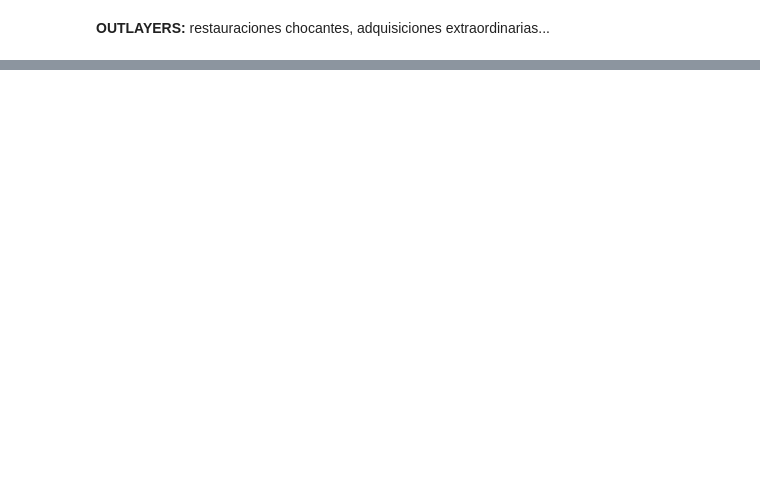
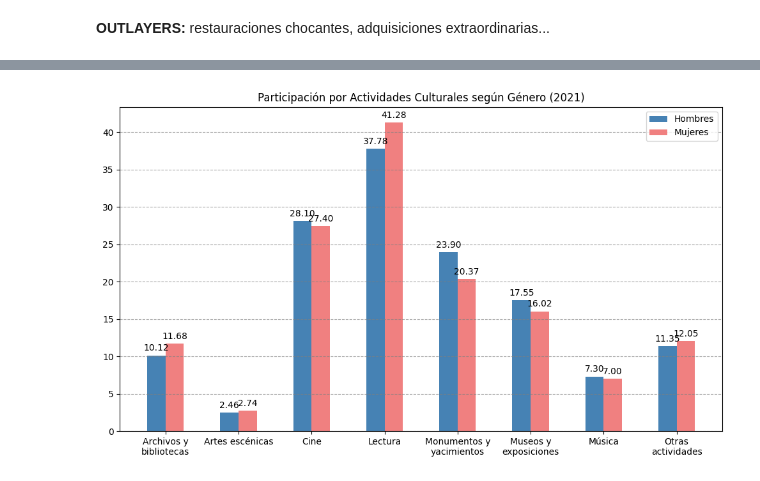
Before and after one commit to pgf3712/EDA_Madrid_Museums, a Jupyter notebook: 3-EDA_DESAROLLO.ipynb, the cells around one changed output, grey strips where cells are left out. Drawn from its saved outputs; the diff is of its cells as text; code cells hidden in the pictures; blank space fills up the shorter version.

```diff
--- a/3-EDA_DESAROLLO.ipynb
+++ b/3-EDA_DESAROLLO.ipynb
@@ -1109,0 +1246,52 @@ visitantes_winners
+# %%
+# Usar los datos del DataFrame
+grupo_actividades = datos_museos_2021.index
+hombres = datos_museos_2021['Hombres_2021']
+mujeres = datos_museos_2021['Mujeres_2021']
+
+# Definir la posición de las barras
+x = np.arange(len(grupo_actividades))  # el rango de las actividades
+width = 0.25  # Ajustar el ancho de las barras para hacerlas más finas
+
+# Crear el gráfico de barras
+fig, ax = plt.subplots(figsize=(10, 6))
+
+# Barras para hombres y mujeres ajustadas para que no se superpongan
+rects1 = ax.bar(x - width/2, hombres, width, label='Hombres', color='steelblue')
+rects2 = ax.bar(x + width/2, mujeres, width, label='Mujeres', color='lightcoral')
+
+# Añadir etiquetas
+ax.set_title('Participación por Actividades Culturales según Género (2021)')
+ax.set_xticks(x)
+
+# Ajustar las etiquetas para que se ajusten en varias líneas si es necesario
+wrapped_labels = [textwrap.fill(label, 15) for label in grupo_actividades]  # 15 es el ancho máximo de caracteres por línea
+ax.set_xticklabels(wrapped_labels)
+
+ax.legend()
+
+# Añadir las etiquetas de valor sobre cada barra
+def autolabel(rects):
+    """Añadir etiquetas encima de las barras."""
+    for rect in rects:
+        height = rect.get_height()
+        ax.annotate(f'{height:.2f}',  # Formato con dos decimales
+                    xy=(rect.get_x() + rect.get_width() / 2, height),
+                    xytext=(0, 3),  # Desplazamiento en píxeles
+                    textcoords="offset points",
+                    ha='center', va='bottom')
+
+# Llamar a la función para añadir las etiquetas
+autolabel(rects1)
+autolabel(rects2)
+
+# Añadir la cuadrícula detrás de las barras
+ax.grid(True, which='major', axis='y', linestyle='--', color='gray', alpha=0.7)
+
+# Aplicar un layout ajustado para evitar solapamientos
+fig.tight_layout()
+
+# Mostrar el gráfico
+plt.show()
+# %% [output]
+[figure, added]
```
Also changed, not shown: parts of 21 cells of this notebook, 1 other file.
